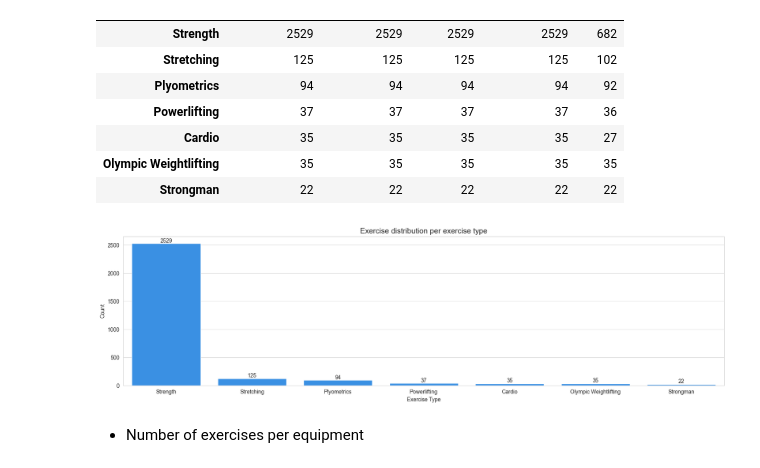
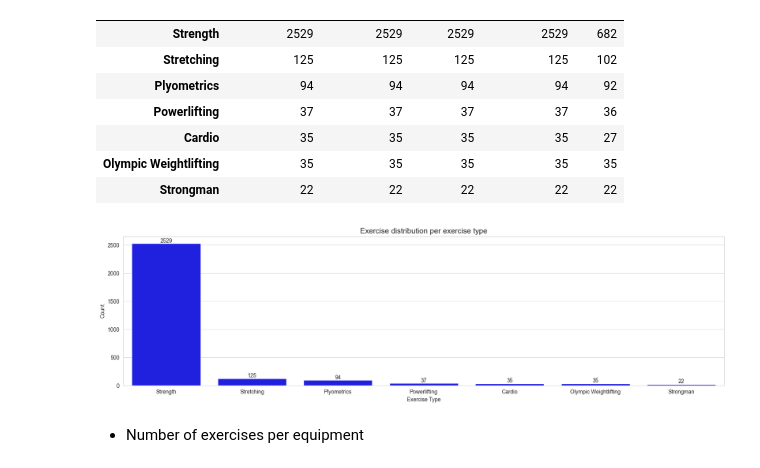
Before and after one commit to herrerovir/Gym-exercises-exploratory-data-analysis, a Jupyter notebook: EDA-gym-exercises.ipynb, the cells around one changed output. Saved outputs shown, nothing was run; the diff lists cells and outputs as text; code cells hidden in the pictures.

```diff
--- a/EDA-gym-exercises.ipynb
+++ b/EDA-gym-exercises.ipynb
@@ -13,7 +13,7 @@ import matplotlib.pyplot as plt
 import seaborn as sns
 %matplotlib inline
 # %%
-gym_exercises_df = pd.read_csv(r"C:\Users\Virginia\Python\Exploratory-data-analysis-gym-exercises")
+gym_exercises_df = pd.read_csv(r"C:\Users\Virginia\Python\Python Projects\Gym-exercises-dataset.csv")
 # %% [markdown]
 ## Section 02: Data cleaning
 # %% [markdown]
@@ -296,14 +296,14 @@ amount_exercises_type
 # %%
 amount_exercises_type_graph = plt.figure(figsize = (20,5))
 sns.set_style("whitegrid")
-ax = sns.barplot(data = amount_exercises_type, x = "Exercise Type", y = "Exercise Name", color = "dodgerblue")
+ax = sns.barplot(data = amount_exercises_type, x = "Exercise Type", y = "Exercise Name", color = "blue")
 plt.xlabel("Exercise Type")
 plt.ylabel("Count")
 plt.title("Exercise distribution per exercise type", size = 14)
 for i in ax.containers:
     ax.bar_label(i,)
 # %% [output]
-[figure, old version]
+[figure, new version]
 # %% [markdown]
 * Number of exercises per equipment
 # %% [markdown]
```
Also changed, not shown: parts of 33 cells of this notebook.
